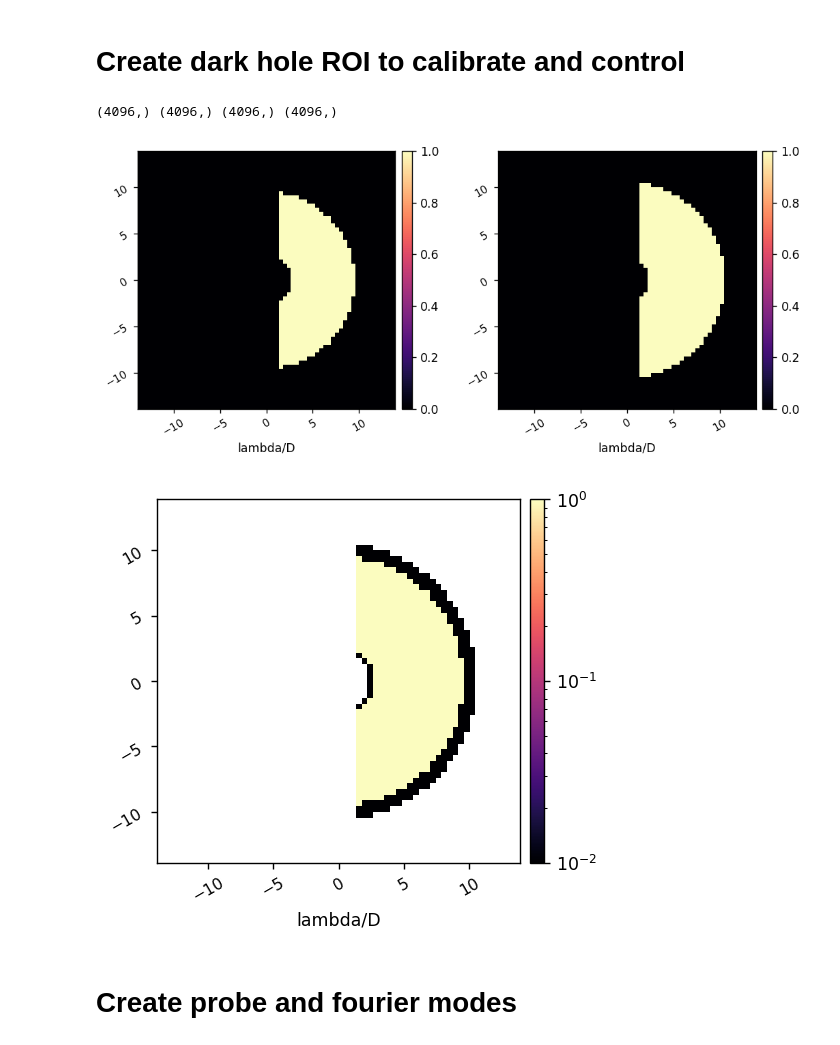
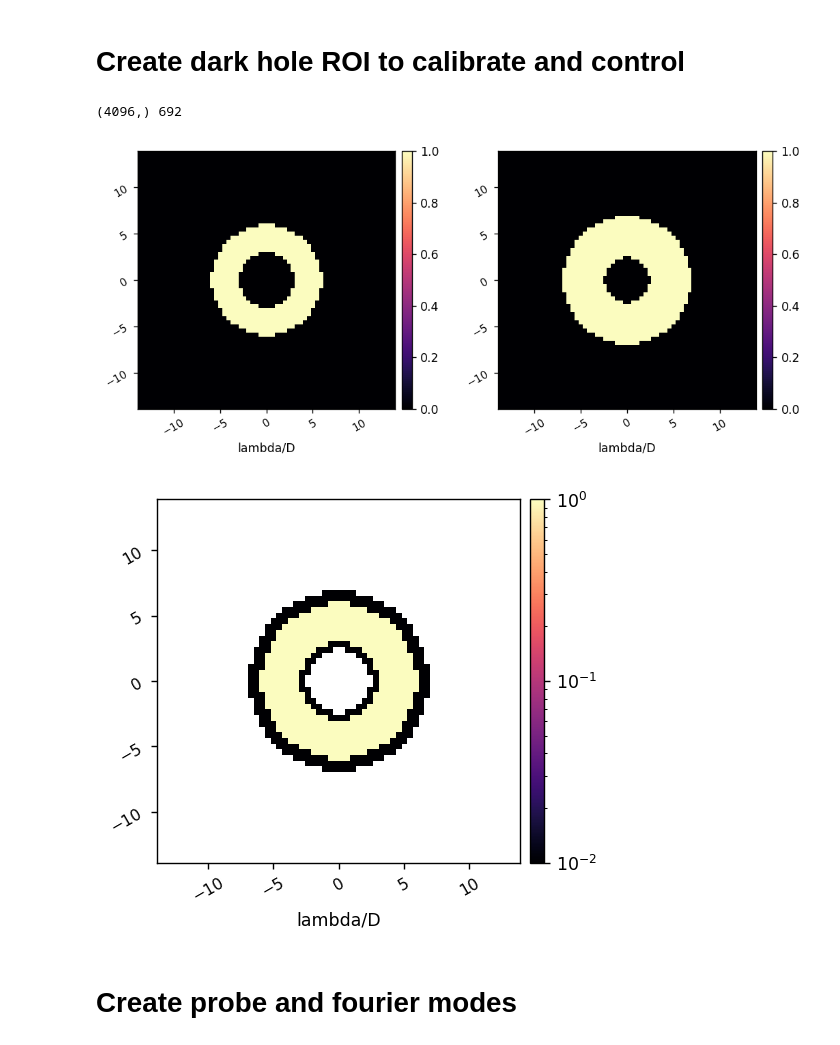
Before and after one commit to kian1377/roman-cgi-iefc, a Jupyter notebook: hlc_annular_calibrate_iefc_2dm.ipynb, the cells around one changed output. Cells and saved outputs as stored; diff of their text form; code cells hidden in the pictures.

```diff
--- a/hlc_annular_calibrate_iefc_2dm.ipynb
+++ b/hlc_annular_calibrate_iefc_2dm.ipynb
@@ -63,41 +37,41 @@ Nact = hlci.Nact
 # %%
 reload(iefc2)
 xfp = np.linspace(-0.5, 0.5, npsf) * npsf * hlci.psf_pixelscale_lamD
 xf,yf = np.meshgrid(xfp,xfp)
 
-edge = 1.5
-iwa = 2.8
-owa = 9.7
+edge = 2
+iwa = 3
+owa = 6
 
 # Create the mask that is used to select which region to make dark.
 dh_params = {
     'inner_radius' : iwa,
     'outer_radius' : owa,
     'edge_position' : edge,
-    'direction' : '+x'
+    'direction' : ''
 }
-dh_mask = iefc2.create_dshaped_focal_plane_mask(xf, yf, dh_params).ravel()
+dh_mask = iefc2.create_annular_focal_plane_mask(xf, yf, dh_params).ravel()
 
 #Create the mask that is used to select which region to make dark.
 control_params = {
     'inner_radius' : iwa-0.5,
     'outer_radius' : owa+1,
     'edge_position' : edge,
-    'direction' : '+x'
+    'direction' : ''
 }
-control_mask = iefc2.create_dshaped_focal_plane_mask(xf, yf, control_params).ravel()
+control_mask = iefc2.create_annular_focal_plane_mask(xf, yf, control_params).ravel()
 
 relative_weight = 0.99
 weights = dh_mask * relative_weight + (1 - relative_weight) * control_mask
 
-print(dh_mask.shape, control_mask.shape, control_mask.shape, weights.shape)
+print(control_mask.shape, control_mask.sum())
 misc.myimshow2(dh_mask.reshape(npsf,npsf), control_mask.reshape(npsf,npsf),
                pxscl1=hlci.psf_pixelscale_lamD, pxscl2=hlci.psf_pixelscale_lamD)
 misc.myimshow(weights.reshape(npsf,npsf), lognorm=True, pxscl=hlci.psf_pixelscale_lamD)
 # %% [output]
-(4096,) (4096,) (4096,) (4096,)
+(4096,) 692
-[figure, old version]
+[figure, new version]
-[figure, old version]
+[figure, new version]
 # %% [markdown]
 # Create probe and fourier modes
 # %%
```
Also changed, not shown: parts of 20 cells of this notebook, 7 other files.
